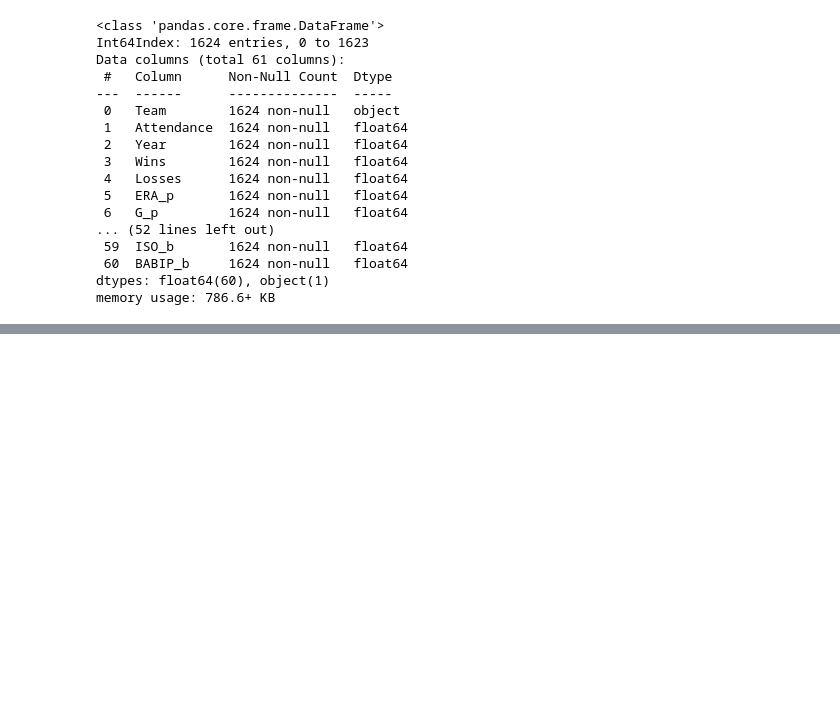
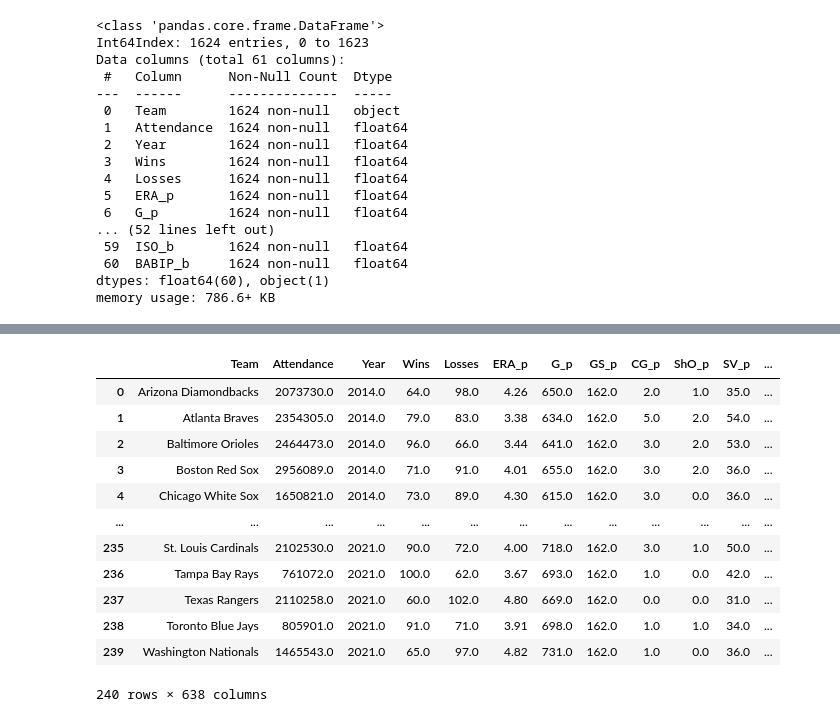
Before and after one commit to eric8395/baseball-analytics, a Jupyter notebook: Data Cleaning - Teams.ipynb, the cells around one changed output, grey strips where cells are left out. Saved outputs shown, nothing was run; the diff lists cells and outputs as text; code cells hidden in the pictures; blank space fills up the shorter version.

```diff
--- a/Data Cleaning - Teams.ipynb
+++ b/Data Cleaning - Teams.ipynb
@@ -1019,0 +1045,3 @@ team_merged.to_csv(path + 'team_merged')
+# %%
+team_batting_adv = team_batting_adv.add_suffix('_b')
+team_batting_adv.head(2)
@@ -1019,0 +1052,6 @@ team_merged.to_csv(path + 'team_merged')
+# %%
+# join attendance onto main batting/pitching table (left join)
+team_adv_merged = pd.merge(team_pitching_adv, team_batting_adv,
+                          how='left',
+                          left_on=['name_p','Season_p'],
+                          right_on=['name_b','Season_b'])
@@ -1019,0 +1074,25 @@ team_merged.to_csv(path + 'team_merged')
+# %%
+team_adv_merged = team_adv_merged.drop(columns = ['Team_p', 'Age_p', 'name_b', 'attendance_b', 'W_b',
+                                          'L_b', 'Season_b', 'Team_b', 'G_b'])
+# %%
+team_adv_merged = team_adv_merged.rename(columns = {'name_p': 'Team',
+                                              'attendance_p': 'Attendance',
+                                              'Season_p': 'Year',
+                                              'W_p': 'Wins',
+                                              'L_p': 'Losses'})
+# %%
+team_adv_merged
+# %% [output]
+|  | Team | Attendance | Year | Wins | Losses | ERA_p | G_p | GS_p | CG_p | ShO_p | SV_p | ... |
+| 0 | Arizona Diamondbacks | 2073730.0 | 2014.0 | 64.0 | 98.0 | 4.26 | 650.0 | 162.0 | 2.0 | 1.0 | 35.0 | ... |
+| 1 | Atlanta Braves | 2354305.0 | 2014.0 | 79.0 | 83.0 | 3.38 | 634.0 | 162.0 | 5.0 | 2.0 | 54.0 | ... |
+| 2 | Baltimore Orioles | 2464473.0 | 2014.0 | 96.0 | 66.0 | 3.44 | 641.0 | 162.0 | 3.0 | 2.0 | 53.0 | ... |
+| 3 | Boston Red Sox | 2956089.0 | 2014.0 | 71.0 | 91.0 | 4.01 | 655.0 | 162.0 | 3.0 | 2.0 | 36.0 | ... |
+| 4 | Chicago White Sox | 1650821.0 | 2014.0 | 73.0 | 89.0 | 4.30 | 615.0 | 162.0 | 3.0 | 0.0 | 36.0 | ... |
+| ... | ... | ... | ... | ... | ... | ... | ... | ... | ... | ... | ... | ... |
+| 235 | St. Louis Cardinals | 2102530.0 | 2021.0 | 90.0 | 72.0 | 4.00 | 718.0 | 162.0 | 3.0 | 1.0 | 50.0 | ... |
+| 236 | Tampa Bay Rays | 761072.0 | 2021.0 | 100.0 | 62.0 | 3.67 | 693.0 | 162.0 | 1.0 | 0.0 | 42.0 | ... |
+| 237 | Texas Rangers | 2110258.0 | 2021.0 | 60.0 | 102.0 | 4.80 | 669.0 | 162.0 | 0.0 | 0.0 | 31.0 | ... |
+| 238 | Toronto Blue Jays | 805901.0 | 2021.0 | 91.0 | 71.0 | 3.91 | 698.0 | 162.0 | 1.0 | 1.0 | 34.0 | ... |
+| 239 | Washington Nationals | 1465543.0 | 2021.0 | 65.0 | 97.0 | 4.82 | 731.0 | 162.0 | 1.0 | 0.0 | 36.0 | ... |
+240 rows × 638 columns
```
Also changed, not shown: parts of 6 cells of this notebook, 12 other files.
